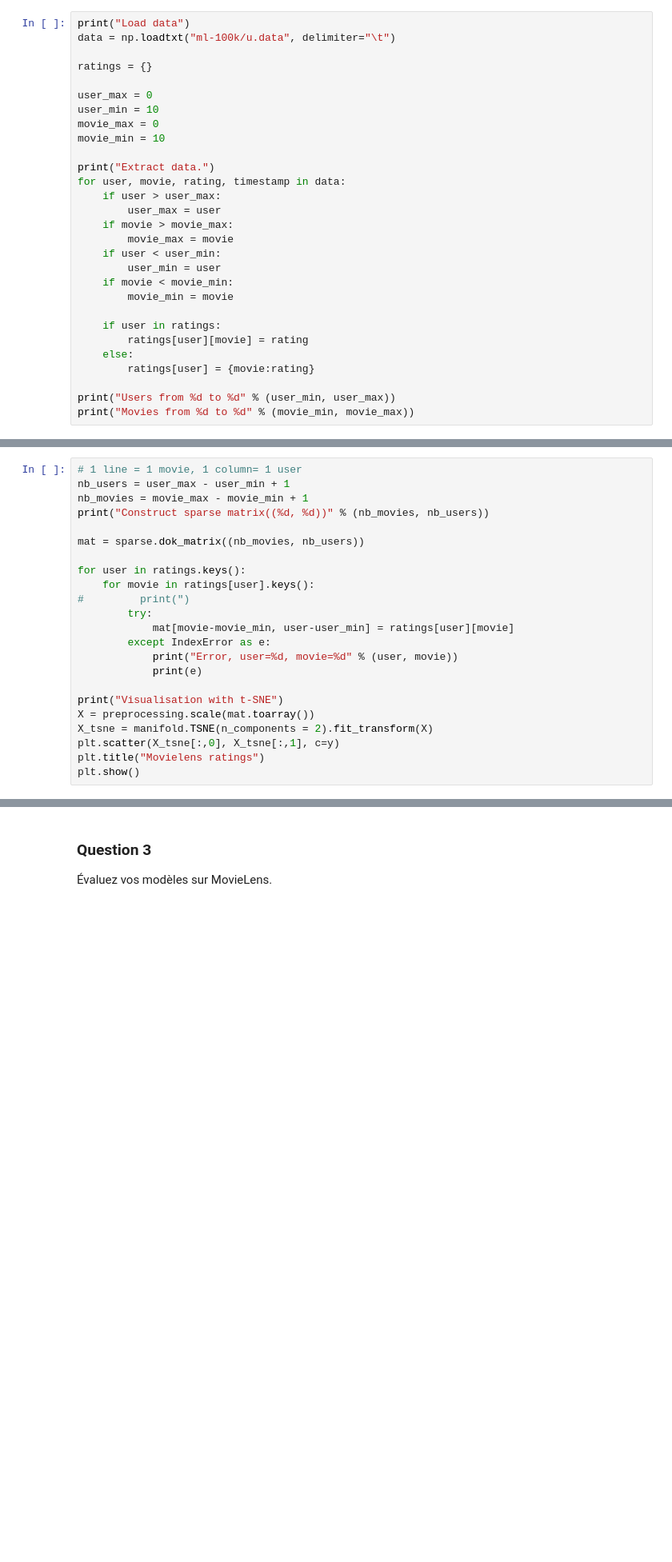
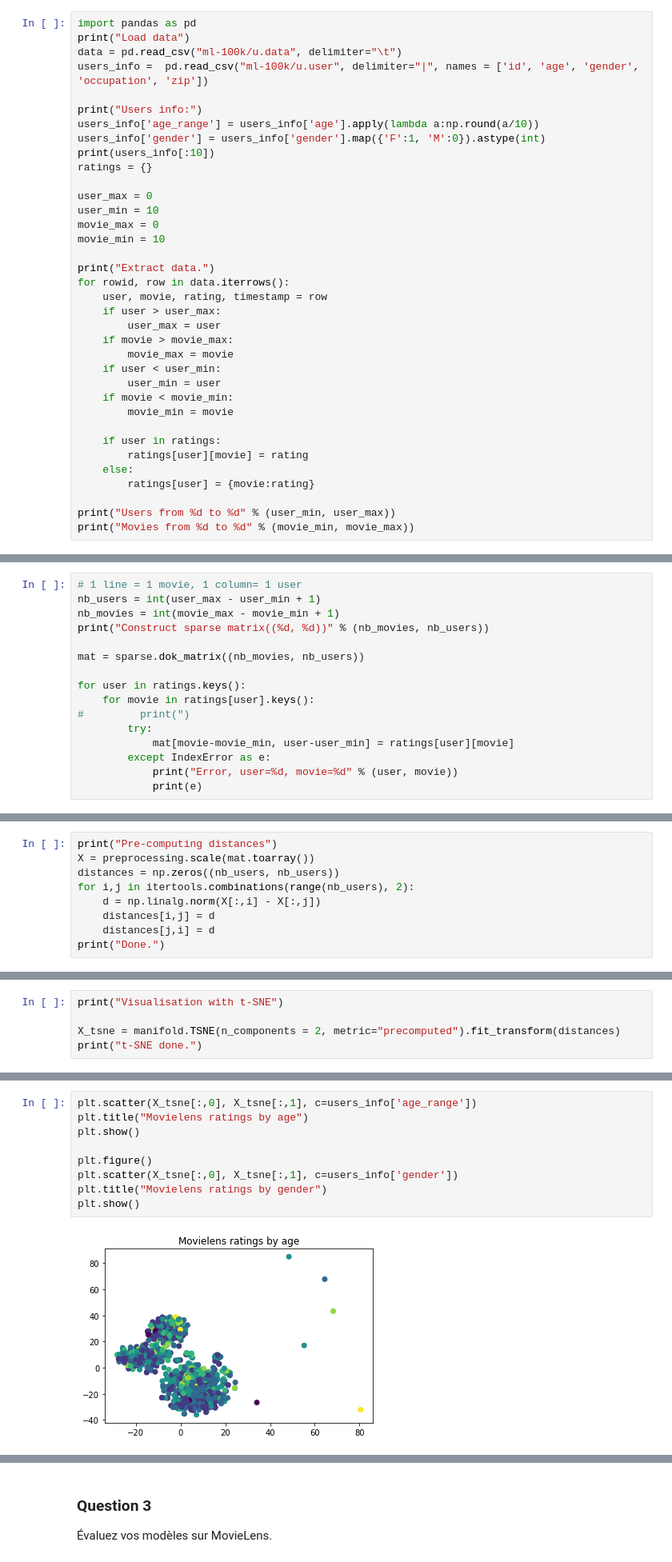
Before and after one commit to LoicH/M2-DAC, a Jupyter notebook: FDMS/TME5/vizu_reco.ipynb, the cells around one changed output, grey strips where cells are left out. Shown at 80% size. Saved outputs shown, nothing was run; the diff lists cells and outputs as text; blank space fills up the shorter version.

Commit message:
FDMS-Vizu movielens

```diff
--- a/FDMS/TME5/vizu_reco.ipynb
+++ b/FDMS/TME5/vizu_reco.ipynb
@@ -408,9 +408,15 @@ Jeu de données MovieLens http://files.grouplens.org/datasets/movielens/ :
 Construisez une visualisation avec t-SNE (on peut utiliser metric=precomputed pour donner une matrice
 de distance au lieu des coordonnées des points en entrée de la fonction sklearn).
 # %%
+import pandas as pd
 print("Load data")
-data = np.loadtxt("ml-100k/u.data", delimiter="\t")
+data = pd.read_csv("ml-100k/u.data", delimiter="\t")
+users_info =  pd.read_csv("ml-100k/u.user", delimiter="|", names = ['id', 'age', 'gender', 'occupation', 'zip'])
 
+print("Users info:")
+users_info['age_range'] = users_info['age'].apply(lambda a:np.round(a/10))
+users_info['gender'] = users_info['gender'].map({'F':1, 'M':0}).astype(int)
+print(users_info[:10])
 ratings = {}
 
 user_max = 0
@@ -419,7 +425,8 @@ movie_max = 0
 movie_min = 10
 
 print("Extract data.")
-for user, movie, rating, timestamp in data:
+for rowid, row in data.iterrows():
+    user, movie, rating, timestamp = row
     if user > user_max:
         user_max = user
     if movie > movie_max:
@@ -443,8 +462,8 @@ Users from 1 to 943
 Movies from 1 to 1682
 # %%
 # 1 line = 1 movie, 1 column= 1 user
-nb_users = user_max - user_min + 1
-nb_movies = movie_max - movie_min + 1
+nb_users = int(user_max - user_min + 1)
+nb_movies = int(movie_max - movie_min + 1)
 print("Construct sparse matrix((%d, %d))" % (nb_movies, nb_users))
 
 mat = sparse.dok_matrix((nb_movies, nb_users))
@@ -457,12 +476,5 @@ for user in ratings.keys():
         except IndexError as e:
             print("Error, user=%d, movie=%d" % (user, movie))
             print(e)
-
-print("Visualisation with t-SNE")
-X = preprocessing.scale(mat.toarray())
-X_tsne = manifold.TSNE(n_components = 2).fit_transform(X)
-plt.scatter(X_tsne[:,0], X_tsne[:,1], c=y)
-plt.title("Movielens ratings")
-plt.show()
 # %% [output]
 Construct sparse matrix((1682, 943))
@@ -469,0 +481,9 @@ Visualisation with t-SNE
+# %%
+print("Pre-computing distances")
+X = preprocessing.scale(mat.toarray())
+distances = np.zeros((nb_users, nb_users))
+for i,j in itertools.combinations(range(nb_users), 2):
+    d = np.linalg.norm(X[:,i] - X[:,j])
+    distances[i,j] = d
+    distances[j,i] = d
+print("Done.")
@@ -469,0 +493,5 @@ Visualisation with t-SNE
+# %%
+print("Visualisation with t-SNE")
+
+X_tsne = manifold.TSNE(n_components = 2, metric="precomputed").fit_transform(distances)
+print("t-SNE done.")
@@ -469,0 +502,11 @@ Visualisation with t-SNE
+# %%
+plt.scatter(X_tsne[:,0], X_tsne[:,1], c=users_info['age_range'])
+plt.title("Movielens ratings by age")
+plt.show()
+
+plt.figure()
+plt.scatter(X_tsne[:,0], X_tsne[:,1], c=users_info['gender'])
+plt.title("Movielens ratings by gender")
+plt.show()
+# %% [output]
+[figure, added]
```
Also changed, not shown: parts of 5 cells of this notebook.
